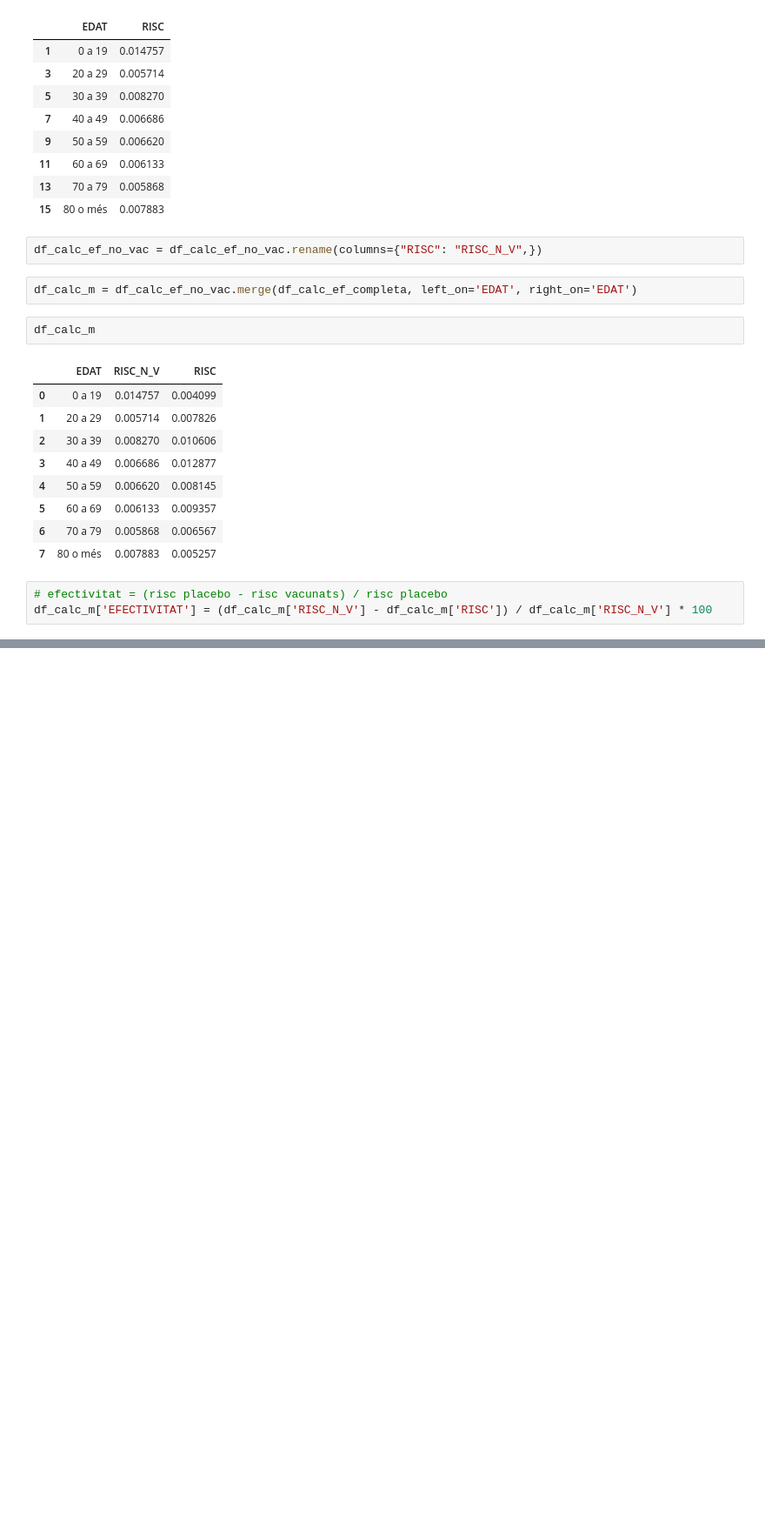
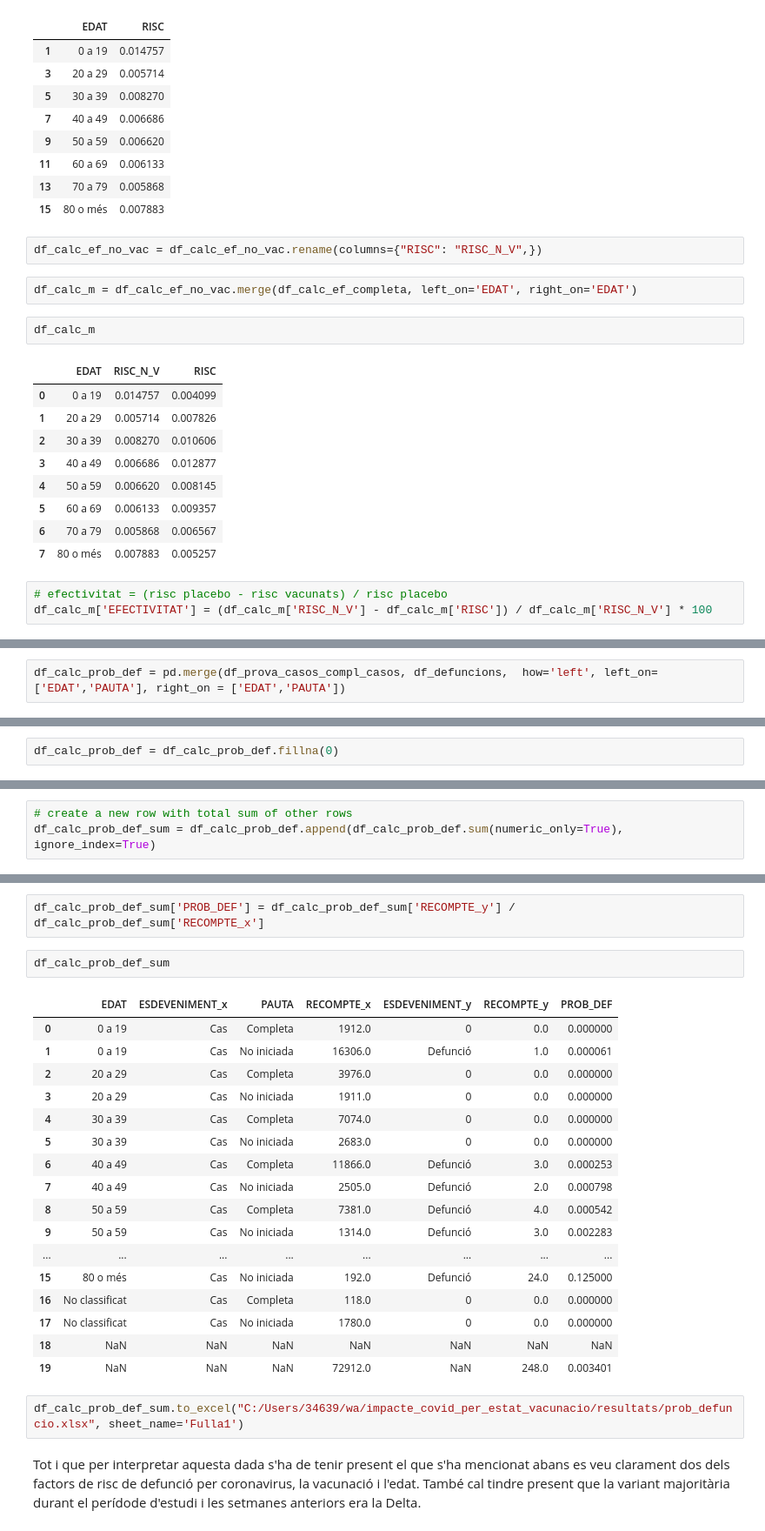
Before and after one commit to JosepAnSabate/Impacte-Covid19-per-estat-de-vacunacio, a Jupyter notebook: scripts/afectivitat_vacuna_covid.ipynb, the cells around one changed output, grey strips where cells are left out. Shown at 87% size. Drawn from its saved outputs; the diff is of its cells as text; blank space fills up the shorter version.

```diff
--- a/scripts/afectivitat_vacuna_covid.ipynb
+++ b/scripts/afectivitat_vacuna_covid.ipynb
@@ -1192,0 +1413,2 @@ En la franja de 0 a 19 al comptar amb 5 pacients crítics i cap d'ell vacunat d
+# %%
+df_calc_prob_def = pd.merge(df_prova_casos_compl_casos, df_defuncions,  how='left', left_on=['EDAT','PAUTA'], right_on = ['EDAT','PAUTA'])
@@ -1192,0 +1435,2 @@ En la franja de 0 a 19 al comptar amb 5 pacients crítics i cap d'ell vacunat d
+# %%
+df_calc_prob_def = df_calc_prob_def.fillna(0)
@@ -1192,0 +1457,3 @@ En la franja de 0 a 19 al comptar amb 5 pacients crítics i cap d'ell vacunat d
+# %%
+# create a new row with total sum of other rows
+df_calc_prob_def_sum = df_calc_prob_def.append(df_calc_prob_def.sum(numeric_only=True), ignore_index=True)
@@ -1192,0 +1480,26 @@ En la franja de 0 a 19 al comptar amb 5 pacients crítics i cap d'ell vacunat d
+# %%
+df_calc_prob_def_sum['PROB_DEF'] = df_calc_prob_def_sum['RECOMPTE_y'] / df_calc_prob_def_sum['RECOMPTE_x']
+# %%
+df_calc_prob_def_sum
+# %% [output]
+|  | EDAT | ESDEVENIMENT_x | PAUTA | RECOMPTE_x | ESDEVENIMENT_y | RECOMPTE_y | PROB_DEF |
+| 0 | 0 a 19 | Cas | Completa | 1912.0 | 0 | 0.0 | 0.000000 |
+| 1 | 0 a 19 | Cas | No iniciada | 16306.0 | Defunció | 1.0 | 0.000061 |
+| 2 | 20 a 29 | Cas | Completa | 3976.0 | 0 | 0.0 | 0.000000 |
+| 3 | 20 a 29 | Cas | No iniciada | 1911.0 | 0 | 0.0 | 0.000000 |
+| 4 | 30 a 39 | Cas | Completa | 7074.0 | 0 | 0.0 | 0.000000 |
+| 5 | 30 a 39 | Cas | No iniciada | 2683.0 | 0 | 0.0 | 0.000000 |
+| 6 | 40 a 49 | Cas | Completa | 11866.0 | Defunció | 3.0 | 0.000253 |
+| 7 | 40 a 49 | Cas | No iniciada | 2505.0 | Defunció | 2.0 | 0.000798 |
+| 8 | 50 a 59 | Cas | Completa | 7381.0 | Defunció | 4.0 | 0.000542 |
+| 9 | 50 a 59 | Cas | No iniciada | 1314.0 | Defunció | 3.0 | 0.002283 |
+| ... | ... | ... | ... | ... | ... | ... | ... |
+| 15 | 80 o més | Cas | No iniciada | 192.0 | Defunció | 24.0 | 0.125000 |
+| 16 | No classificat | Cas | Completa | 118.0 | 0 | 0.0 | 0.000000 |
+| 17 | No classificat | Cas | No iniciada | 1780.0 | 0 | 0.0 | 0.000000 |
+| 18 | NaN | NaN | NaN | NaN | NaN | NaN | NaN |
+| 19 | NaN | NaN | NaN | 72912.0 | NaN | 248.0 | 0.003401 |
+# %%
+df_calc_prob_def_sum.to_excel("C:/Users/34639/wa/impacte_covid_per_estat_vacunacio/resultats/prob_defuncio.xlsx", sheet_name='Fulla1')
+# %% [markdown]
+Tot i que per interpretar aquesta dada s'ha de tenir present el que s'ha mencionat abans es veu clarament dos dels factors de risc de defunció per coronavirus, la vacunació i l'edat. També cal tindre present que la variant majoritària durant el perídode d'estudi i les setmanes anteriors era la Delta.
```
Also changed, not shown: parts of 149 cells of this notebook, 9 other files.
